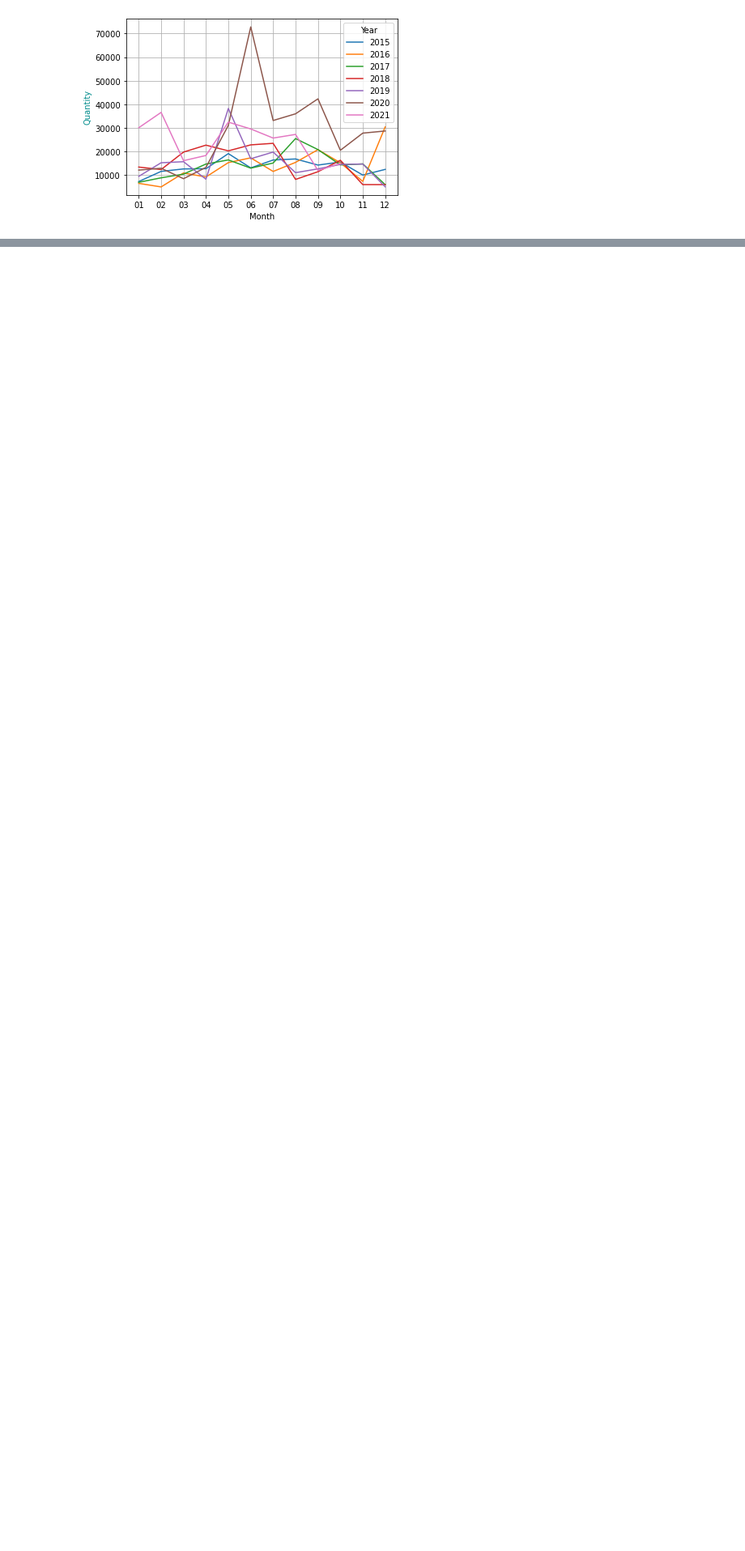
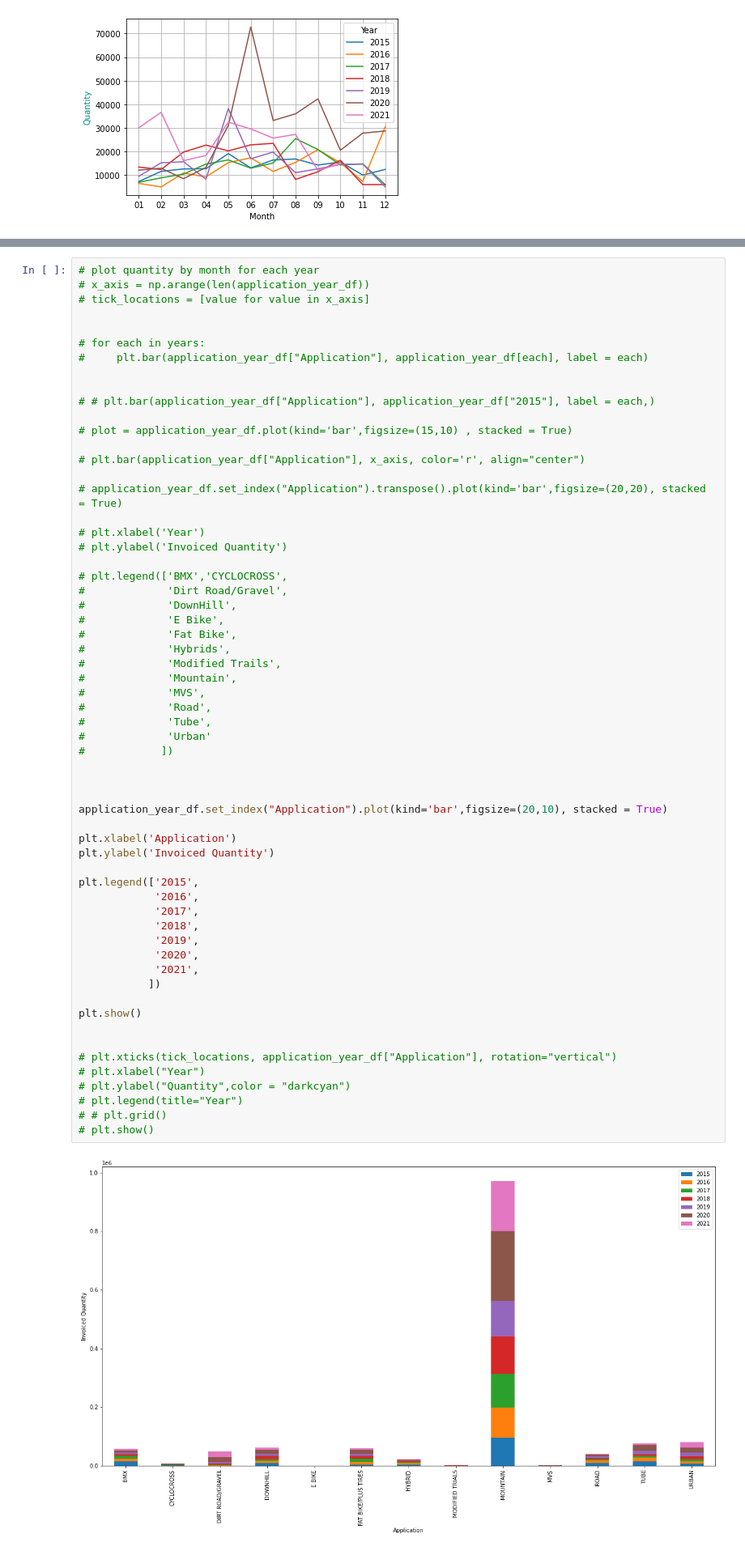
Before and after one commit to 2Delta/GT-Coding-Boot-Camp_Project-1, a Jupyter notebook: Project_01_BicycleSales_01.ipynb, the cells around one changed output, grey strips where cells are left out. Shown at 81% size. Saved outputs shown, nothing was run; the diff lists cells and outputs as text; blank space fills up the shorter version.

Commit message:
Applications table

```diff
--- a/Project_01_BicycleSales_01.ipynb
+++ b/Project_01_BicycleSales_01.ipynb
@@ -218,6 +218,68 @@ application_year_df
 | 10 | ROAD | 9599.0 | 8930.0 | 3811 | 3873 | 4479 | 6622 | 3942 |
 | 11 | TUBE | 15484.0 | 12212.0 | 5767 | 6116 | 10456 | 20535 | 6709 |
 | 12 | URBAN | 7504.0 | 6375.0 | 7324 | 11200 | 13051 | 16307 | 17926 |
+# %%
+# plot quantity by month for each year
+# x_axis = np.arange(len(application_year_df))
+# tick_locations = [value for value in x_axis]
+
+
+# for each in years:
+#     plt.bar(application_year_df["Application"], application_year_df[each], label = each)
+
+
+# # plt.bar(application_year_df["Application"], application_year_df["2015"], label = each,)
+
+# plot = application_year_df.plot(kind='bar',figsize=(15,10) , stacked = True)
+
+# plt.bar(application_year_df["Application"], x_axis, color='r', align="center")
+
+# application_year_df.set_index("Application").transpose().plot(kind='bar',figsize=(20,20), stacked = True)
+
+# plt.xlabel('Year')
+# plt.ylabel('Invoiced Quantity')
+
+# plt.legend(['BMX','CYCLOCROSS',
+#             'Dirt Road/Gravel',
+#             'DownHill',
+#             'E Bike',
+#             'Fat Bike',
+#             'Hybrids',
+#             'Modified Trails',
+#             'Mountain',
+#             'MVS',
+#             'Road',
+#             'Tube',
+#             'Urban'
+#            ])
+
+
+
+application_year_df.set_index("Application").plot(kind='bar',figsize=(20,10), stacked = True)
+
+plt.xlabel('Application')
+plt.ylabel('Invoiced Quantity')
+
+plt.legend(['2015',
+            '2016',
+            '2017',
+            '2018',
+            '2019',
+            '2020',
+            '2021',
+           ])
+
+plt.show()
+
+
+# plt.xticks(tick_locations, application_year_df["Application"], rotation="vertical")
+# plt.xlabel("Year")
+# plt.ylabel("Quantity",color = "darkcyan")
+# plt.legend(title="Year")
+# # plt.grid()
+# plt.show()
+# %% [output]
+[figure, added]
 # %%
 diameter_df = reduced_df.groupby(["Application","Diameter","Year"],
                                    as_index = False)[["Application","Diameter","Year",
```
Also changed, not shown: parts of 2 cells of this notebook.
